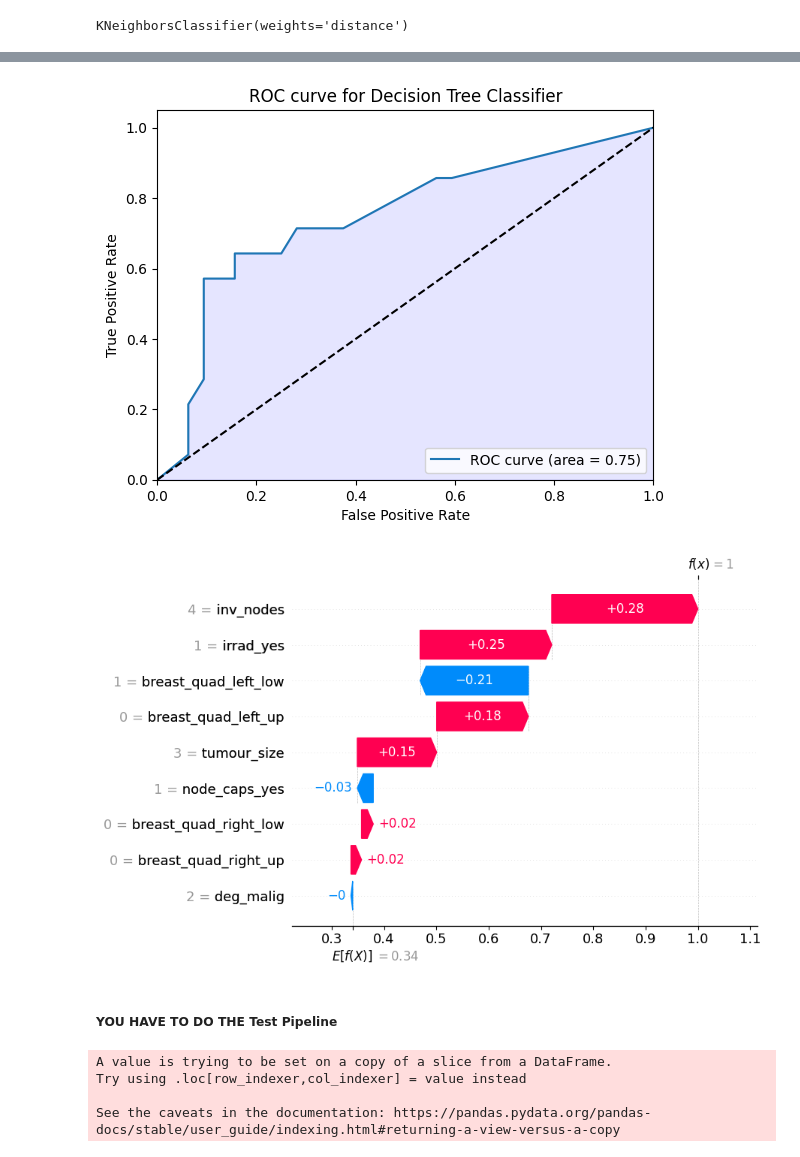
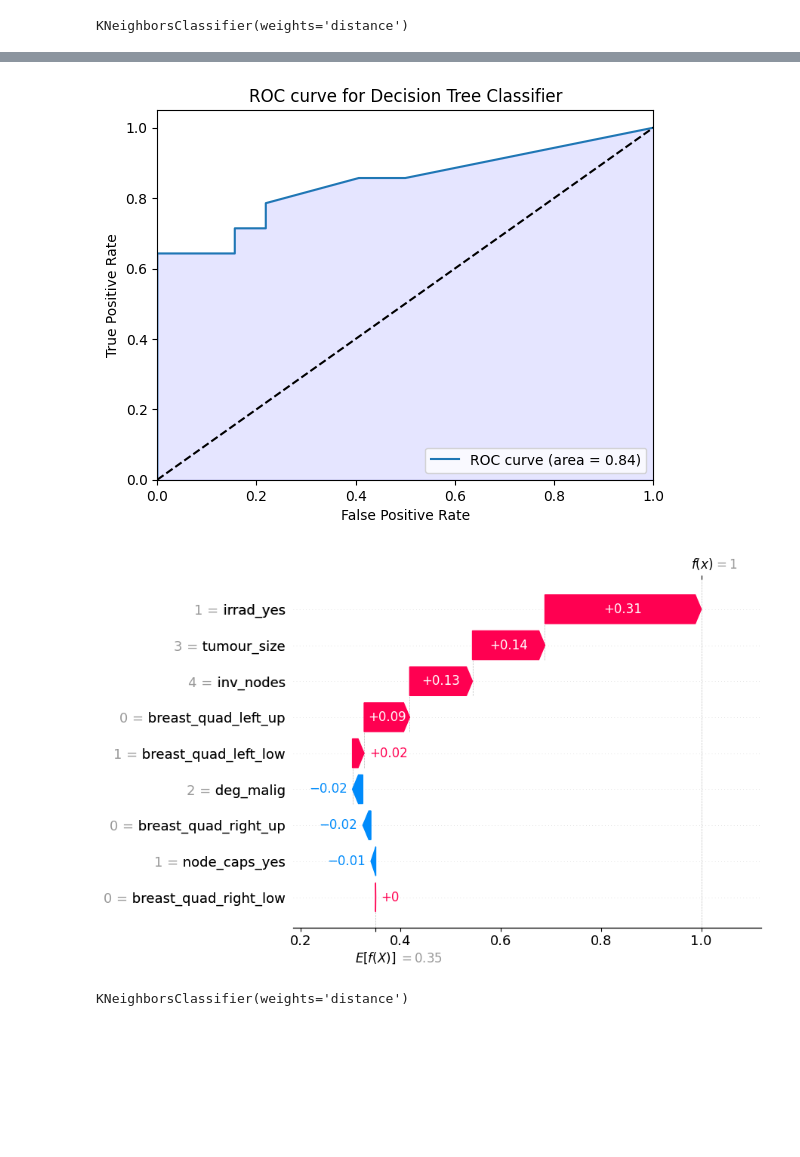
Before and after one commit to daniocionini/Prediction-Model-Breast-Cancer-Recurrence, a Jupyter notebook: model_prediction_recurrence_breast_cancer.ipynb, the cells around one changed output, grey strips where cells are left out. Cells and saved outputs as stored; diff of their text form; code cells hidden in the pictures; blank space fills up the shorter version.

```diff
--- a/model_prediction_recurrence_breast_cancer.ipynb
+++ b/model_prediction_recurrence_breast_cancer.ipynb
@@ -48,7 +36,7 @@ from imblearn.over_sampling import SMOTE
 - numerical feature
     - deg_malig
 # %%
-columns_to_keep = ['inv_nodes', 'node_caps', 'irrad', 'breast_quad', 'deg_malig', 'tumour_size']
+columns_to_keep = ['node_caps', 'inv_nodes', 'irrad', 'breast_quad', 'deg_malig', 'tumour_size']
 X_train = X_train[columns_to_keep]
 # %%
 # Encode nominal features using one-hot encoding with drop_first=True
@@ -78,18 +66,20 @@ y_train_encoded = y_train.replace(['no-recurrence-events', 'recurrence-events'],
 # create a validation set to train and evaluate the model
 X_train_eval, X_eval, y_train_eval, y_eval = train_test_split(X_train_encoded, y_train_encoded, test_size=0.2, stratify=y_train_encoded, random_state=42)
 # %%
-smote = SMOTE(random_state=42)
-X_train_resampled, y_train_resampled = smote.fit_resample(X_train_eval, y_train_eval)
+ros = RandomOverSampler(random_state=42, sampling_strategy='minority')
+X_train_resampled, y_train_resampled = ros.fit_resample(X_train_eval, y_train_eval)
 # %%
 rfc_parameters = {
     'n_estimators': [50, 200, 300, 500],
     'max_depth': [3, 8, 15],
-    'min_samples_split': [2, 5, 10, 20]
+    'min_samples_split': [2, 5, 10]
 }
 
 knn_parameters = {
     'n_neighbors': [5, 7],
     'weights': ['uniform', 'distance'],
+    'algorithm': ['auto', 'kd_tree', 'brute'],
+    'leaf_size': [10, 30, 50]
 }
 
 lr_parameters = {
@@ -406,39 +450,30 @@ plt.title('ROC curve for Decision Tree Classifier')
 plt.legend(loc="lower right")
 plt.show()
 # %% [output]
-[figure, old version]
+[figure, new version]
 # %%
 import shap
 
-explainer = shap.Explainer(model.predict, X_train_resampled)
+explainer = shap.Explainer(kn_model_best.predict, X_train_resampled)
 shap_values = explainer(X_eval)
 
 # Plot the SHAP values for a single prediction
 shap.plots.waterfall(shap_values[0])
 # %% [output]
-[figure, old version]
+[figure, new version]
-# %% [markdown]
-##### YOU HAVE TO DO THE Test Pipeline
+# %%
+kn_model_best.fit(X_train_encoded, y_train_encoded)
+# %% [output]
+KNeighborsClassifier(weights='distance')
 # %%
-X_test = X_test[columns_to_keep]
-
-X_test_nominal = pd.get_dummies(X_test[['node_caps','breast_quad', 'irrad']], drop_first=True)
-
-
-# perform label encoding for ordinal features
-label_encoder = preprocessing.LabelEncoder()
-X_test_ordinal = X_test[['inv_nodes', 'tumour_size']]
-for col in X_test_ordinal.columns:
-    X_test_ordinal[col] = label_encoder.fit_transform(X_test_ordinal[col])
-
-
-X_test_numerical = X_test[['deg_malig']]
-X_test_encoded = pd.concat([X_test_nominal, X_test_ordinal, X_test_numerical], axis=1)
-
-
-y_test_encoded = y_test.replace(['no-recurrence-events', 'recurrence-events'], [0,1])
+def encoding(X_dataset, y_dataset):
+    X_dataset = X_dataset[columns_to_keep]
+    X_test_nominal = pd.get_dummies(X_dataset[['node_caps', 'breast_quad', 'irrad']], drop_first=True)
+    label_encoder = preprocessing.LabelEncoder()
+    X_test_ordinal = X_dataset[['inv_nodes', 'tumour_size']].copy()
+    for col in X_test_ordinal.columns:
+        X_test_ordinal[col] = label_encoder.fit_transform(X_test_ordinal[col])
+    X_test_numerical = X_dataset[['deg_malig']]
+    X_test_encoded = pd.concat([X_test_nominal, X_test_ordinal, X_test_numerical], axis=1)
+    y_test_encoded = y_dataset.replace(['no-recurrence-events', 'recurrence-events'], [0,1])
+    return X_test_encoded, y_test_encoded
-# %% [output]
-A value is trying to be set on a copy of a slice from a DataFrame.
-Try using .loc[row_indexer,col_indexer] = value instead
-
-See the caveats in the documentation: https://pandas.pydata.org/pandas-docs/stable/user_guide/indexing.html#returning-a-view-versus-a-copy
```
Also changed, not shown: parts of 24 cells of this notebook, 4 other files.
